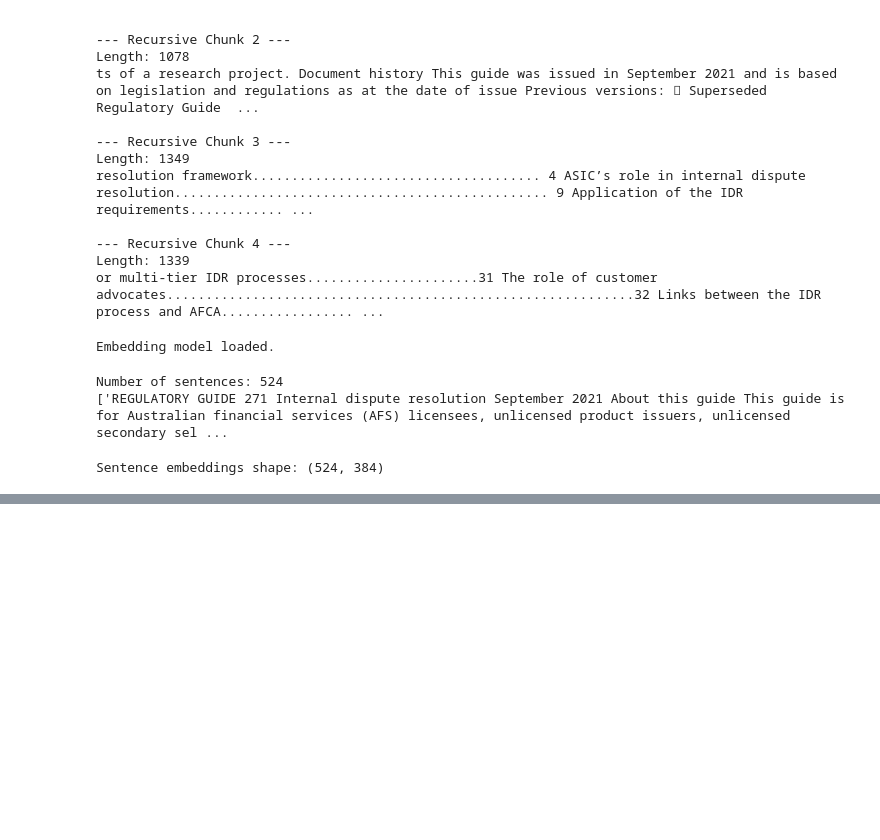
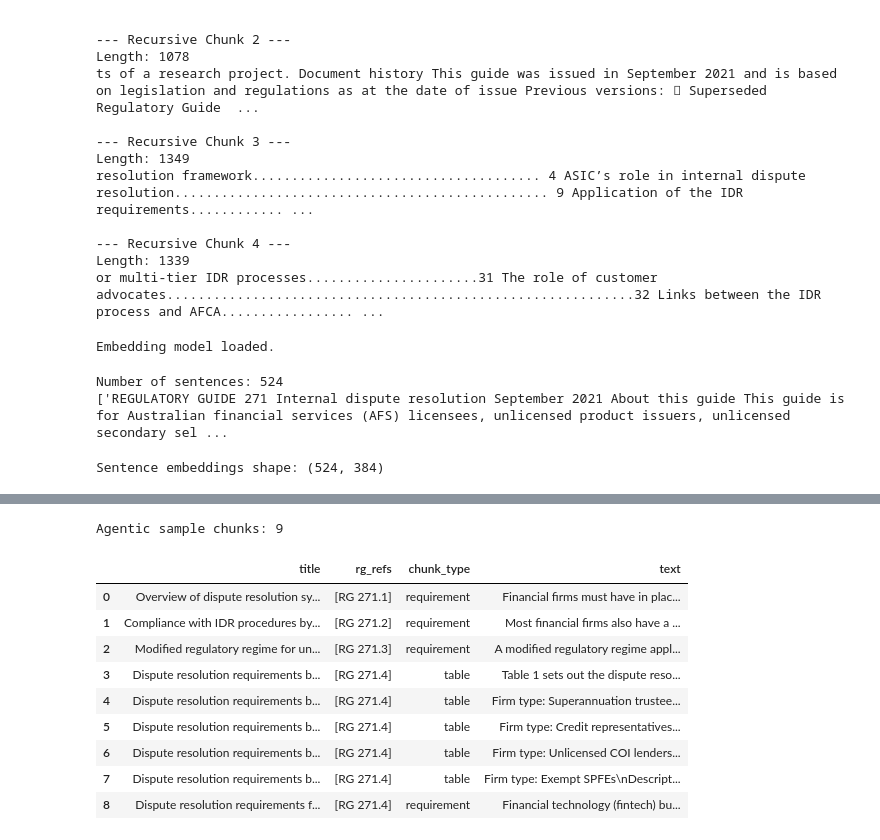
Before and after one commit to ozzy2438/Complaint-Intelligence-Platform-PII-Safe-Classification-RAG-Assistant-for-Financial-Complaints, a Jupyter notebook: complaint-intelligence-platform/notebooks/04_rag_rg271.ipynb, the cells around one changed output, grey strips where cells are left out. Saved outputs shown, nothing was run; the diff lists cells and outputs as text; code cells hidden in the pictures; blank space fills up the shorter version.

```diff
--- a/complaint-intelligence-platform/notebooks/04_rag_rg271.ipynb
+++ b/complaint-intelligence-platform/notebooks/04_rag_rg271.ipynb
@@ -294,0 +869,5 @@ Sentence embeddings shape: (524, 384)
+# %%
+for i, chunk in enumerate(paragraph_chunks[:8]):
+    print(f"\n--- Paragraph-aware Chunk {i} ---")
+    print("Length:", len(chunk))
+    print(chunk[:1200])
@@ -294,0 +1001,4 @@ Sentence embeddings shape: (524, 384)
+# %%
+for i, block in enumerate(rg_blocks[:8]):
+    print(f"\n--- RG Block {i} | {block['rg_ref']} | Length: {block['length']} ---")
+    print(block["text"][:1000])
@@ -294,0 +1204,5 @@ Sentence embeddings shape: (524, 384)
+# %%
+test_agentic_input = rg_chunks_df.loc[0:2, "text"].str.cat(sep="\n\n")
+
+print("Input characters:", len(test_agentic_input))
+print(test_agentic_input[:2000])
@@ -294,0 +1218,24 @@ Sentence embeddings shape: (524, 384)
+# %%
+def agentic_chunk_text(text: str, model: str = "gpt-4.1-mini") -> dict:
+    response = client.chat.completions.create(
+        model=model,
+        temperature=0,
+        messages=[
+            {
+                "role": "system",
+                "content": AGENTIC_CHUNKING_SYSTEM_PROMPT
+            },
+            {
+                "role": "user",
+                "content": f"Chunk the following ASIC RG 271 text:\n\n{text}"
+            }
+        ],
+        response_format={"type": "json_object"}
+    )
+
+    return json.loads(response.choices[0].message.content)
+
+
+agentic_result = agentic_chunk_text(test_agentic_input)
+
+agentic_result
@@ -294,0 +1260,18 @@ Sentence embeddings shape: (524, 384)
+# %%
+agentic_chunks_sample_df = pd.DataFrame(agentic_result["chunks"])
+
+print("Agentic sample chunks:", len(agentic_chunks_sample_df))
+
+agentic_chunks_sample_df
+# %% [output]
+Agentic sample chunks: 9
+|  | title | rg_refs | chunk_type | text |
+| 0 | Overview of dispute resolution sy... | [RG 271.1] | requirement | Financial firms must have in plac... |
+| 1 | Compliance with IDR procedures by... | [RG 271.2] | requirement | Most financial firms also have a ... |
+| 2 | Modified regulatory regime for un... | [RG 271.3] | requirement | A modified regulatory regime appl... |
+| 3 | Dispute resolution requirements b... | [RG 271.4] | table | Table 1 sets out the dispute reso... |
+| 4 | Dispute resolution requirements b... | [RG 271.4] | table | Firm type: Superannuation trustee... |
+| 5 | Dispute resolution requirements b... | [RG 271.4] | table | Firm type: Credit representatives... |
+| 6 | Dispute resolution requirements b... | [RG 271.4] | table | Firm type: Unlicensed COI lenders... |
+| 7 | Dispute resolution requirements b... | [RG 271.4] | table | Firm type: Exempt SPFEs\nDescript... |
+| 8 | Dispute resolution requirements f... | [RG 271.4] | requirement | Financial technology (fintech) bu... |
```
Also changed, not shown: parts of 31 cells of this notebook, 1 other file.
